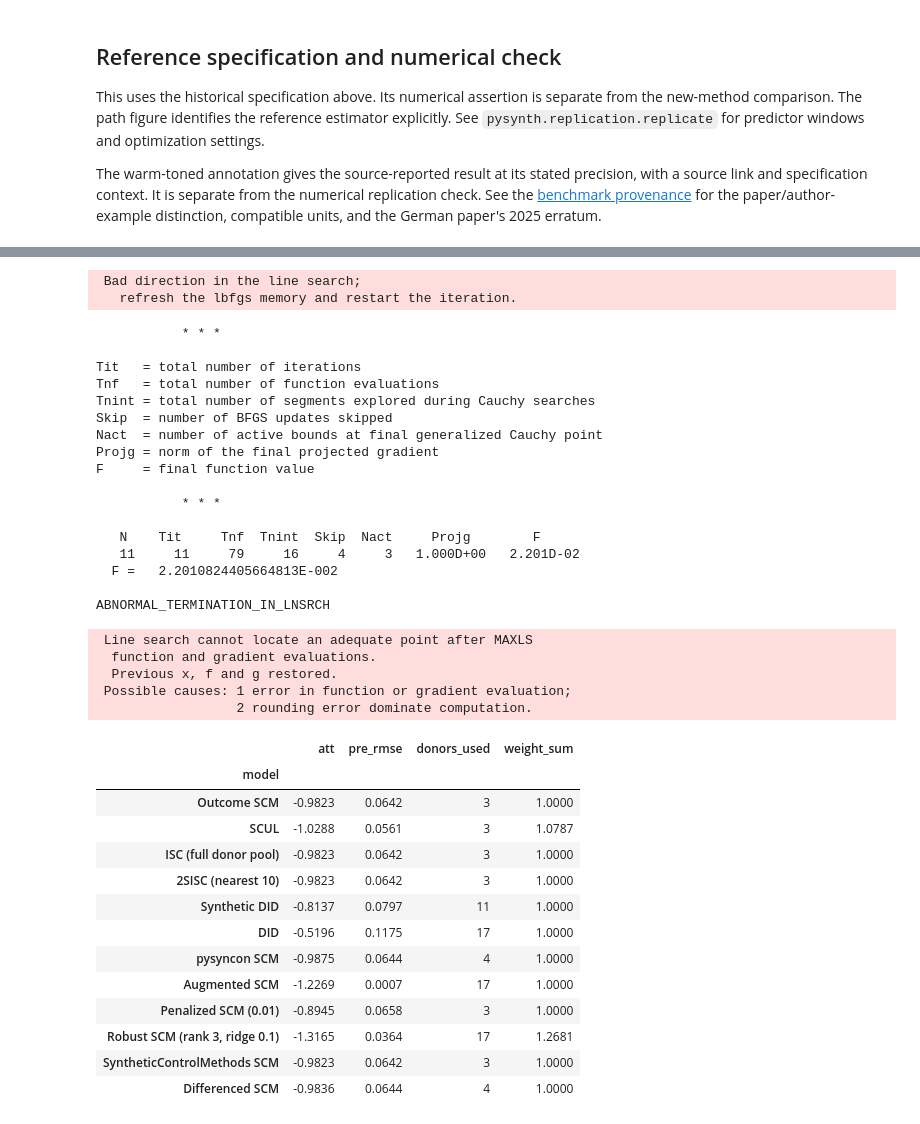
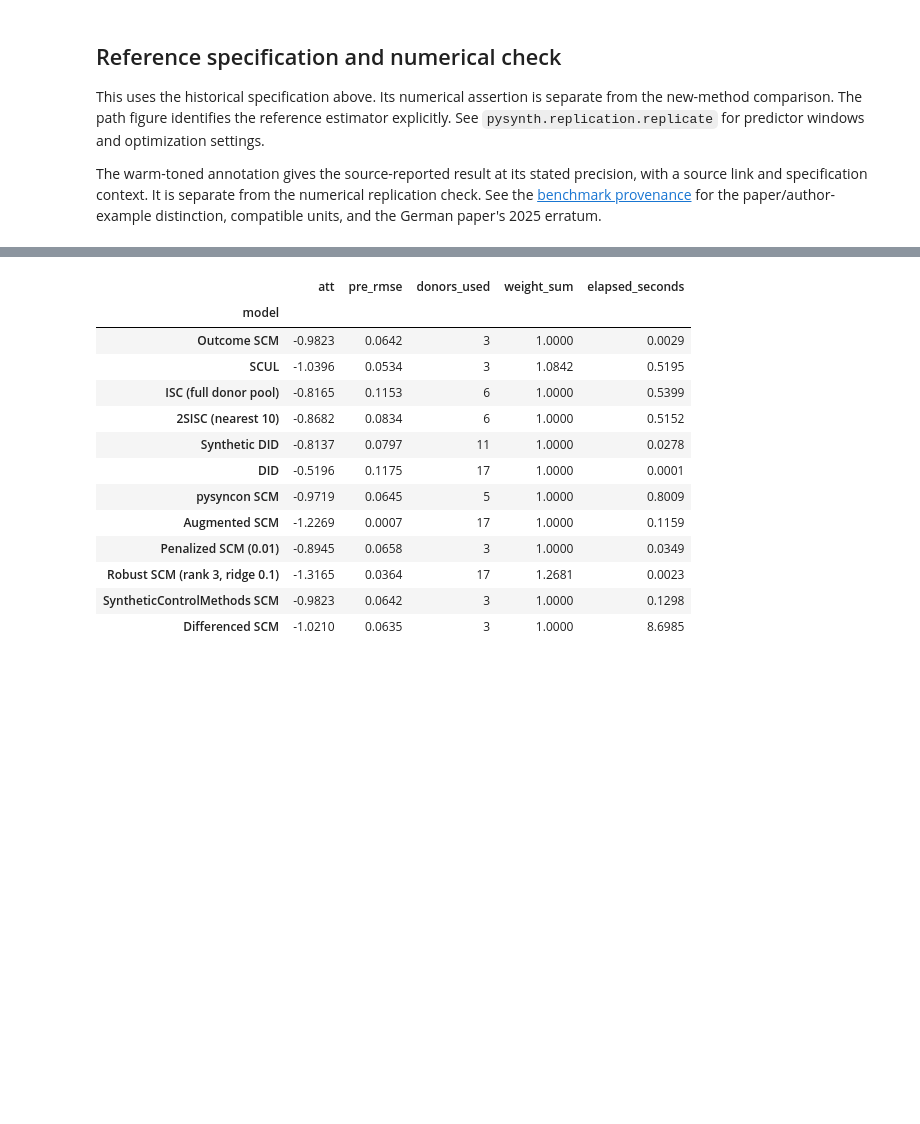
Before and after one commit to crahal/pysynthcon, a Jupyter notebook: empirical_examples/basque.ipynb, the cells around one changed output, grey strips where cells are left out. Saved outputs shown, nothing was run; the diff lists cells and outputs as text; code cells hidden in the pictures; blank space fills up the shorter version.

```diff
--- a/empirical_examples/basque.ipynb
+++ b/empirical_examples/basque.ipynb
@@ -150,7 +190,10 @@ visible and no failed method is silently omitted.
 # %%
+scul_windows = {'california': (5, 12), 'basque': (3, 5),
+                'germany': (14, 14), 'kansas': (16, 16)}
+initial, horizon = scul_windows[name]
 models = {
     'Outcome SCM': SyntheticControl(),
-    'SCUL': SCUL(initial_window=max(3, panel.n_pre // 2), horizon=1),
+    'SCUL': SCUL(initial_window=initial, horizon=horizon),
     'ISC (full donor pool)': IndividualSC(),
     '2SISC (nearest 10)': TwoStageIndividualSC(n_neighbors=10),
     'Synthetic DID': SyntheticDID(),
@@ -159,11 +202,27 @@ models = {
     'Augmented SCM': PySyncon('augsynth'),
     'Penalized SCM (0.01)': PySyncon('pensynth', options={'lambda_': 0.01}),
     'Robust SCM (rank 3, ridge 0.1)': PySyncon('robust', options={'lambda_': 0.1, 'sv_count': 3}),
-    'SyntheticControlMethods SCM': SCM('synth', n_lags=10),
-    'Differenced SCM': SCM('diffsynth', n_lags=10),
+    'SyntheticControlMethods SCM': SCM('synth'),
+    'Differenced SCM': SCM('diffsynth'),
 }
-results = {label: model.fit(panel) for label, model in models.items()}
+results, elapsed = {}, {}
+for label, model in models.items():
+    started = time.perf_counter()
+    results[label] = model.fit(panel)
+    elapsed[label] = time.perf_counter() - started
+    print(f'{label}: {elapsed[label]:.2f} seconds')
 comparison = compare(results)
+comparison['elapsed_seconds'] = pd.Series(elapsed)
+if name == 'california':
+    references = matched_references(results['Synthetic DID'], additional={
+        'SC': additional['SC'], 'DID': results['DID'],
+    })
+elif name == 'kansas':
+    references = matched_references(results['Augmented SCM'])
+diagnostics = {label: fit.metadata for label, fit in results.items()}
+(figure_dir / f'{name}-diagnostics.json').write_text(
+    json.dumps(diagnostics, indent=2, default=str) + '\n'
+)
 display_labels = {
     'ISC (full donor pool)': 'ISC · full donor pool',
     '2SISC (nearest 10)': '2SISC · nearest 10',
@@ -195,41 +249,17 @@ At iterate    9    f=  2.20144D-02    |proj g|=  5.39706D-04
- Bad direction in the line search;
-   refresh the lbfgs memory and restart the iteration.
-           * * *
-
-Tit   = total number of iterations
-Tnf   = total number of function evaluations
-Tnint = total number of segments explored during Cauchy searches
-Skip  = number of BFGS updates skipped
-Nact  = number of active bounds at final generalized Cauchy point
-Projg = norm of the final projected gradient
-F     = final function value
-
-           * * *
-
-   N    Tit     Tnf  Tnint  Skip  Nact     Projg        F
-   11     11     79     16     4     3   1.000D+00   2.201D-02
-  F =   2.2010824405664813E-002
-
-ABNORMAL_TERMINATION_IN_LNSRCH
- Line search cannot locate an adequate point after MAXLS
-  function and gradient evaluations.
-  Previous x, f and g restored.
- Possible causes: 1 error in function or gradient evaluation;
-                  2 rounding error dominate computation.
-|  | att | pre_rmse | donors_used | weight_sum |
-| model |  |  |  |  |
-| Outcome SCM | -0.9823 | 0.0642 | 3 | 1.0000 |
-| SCUL | -1.0288 | 0.0561 | 3 | 1.0787 |
-| ISC (full donor pool) | -0.9823 | 0.0642 | 3 | 1.0000 |
-| 2SISC (nearest 10) | -0.9823 | 0.0642 | 3 | 1.0000 |
-| Synthetic DID | -0.8137 | 0.0797 | 11 | 1.0000 |
-| DID | -0.5196 | 0.1175 | 17 | 1.0000 |
-| pysyncon SCM | -0.9875 | 0.0644 | 4 | 1.0000 |
-| Augmented SCM | -1.2269 | 0.0007 | 17 | 1.0000 |
-| Penalized SCM (0.01) | -0.8945 | 0.0658 | 3 | 1.0000 |
-| Robust SCM (rank 3, ridge 0.1) | -1.3165 | 0.0364 | 17 | 1.2681 |
-| SyntheticControlMethods SCM | -0.9823 | 0.0642 | 3 | 1.0000 |
-| Differenced SCM | -0.9836 | 0.0644 | 4 | 1.0000 |
+|  | att | pre_rmse | donors_used | weight_sum | elapsed_seconds |
+| model |  |  |  |  |  |
+| Outcome SCM | -0.9823 | 0.0642 | 3 | 1.0000 | 0.0029 |
+| SCUL | -1.0396 | 0.0534 | 3 | 1.0842 | 0.5195 |
+| ISC (full donor pool) | -0.8165 | 0.1153 | 6 | 1.0000 | 0.5399 |
+| 2SISC (nearest 10) | -0.8682 | 0.0834 | 6 | 1.0000 | 0.5152 |
+| Synthetic DID | -0.8137 | 0.0797 | 11 | 1.0000 | 0.0278 |
+| DID | -0.5196 | 0.1175 | 17 | 1.0000 | 0.0001 |
+| pysyncon SCM | -0.9719 | 0.0645 | 5 | 1.0000 | 0.8009 |
+| Augmented SCM | -1.2269 | 0.0007 | 17 | 1.0000 | 0.1159 |
+| Penalized SCM (0.01) | -0.8945 | 0.0658 | 3 | 1.0000 | 0.0349 |
+| Robust SCM (rank 3, ridge 0.1) | -1.3165 | 0.0364 | 17 | 1.2681 | 0.0023 |
+| SyntheticControlMethods SCM | -0.9823 | 0.0642 | 3 | 1.0000 | 0.1298 |
+| Differenced SCM | -1.0210 | 0.0635 | 3 | 1.0000 | 8.6985 |
 # %% [markdown]
 ## Average effects and pretreatment fit
 
```
Also changed, not shown: parts of 14 cells of this notebook, 8 other files.
